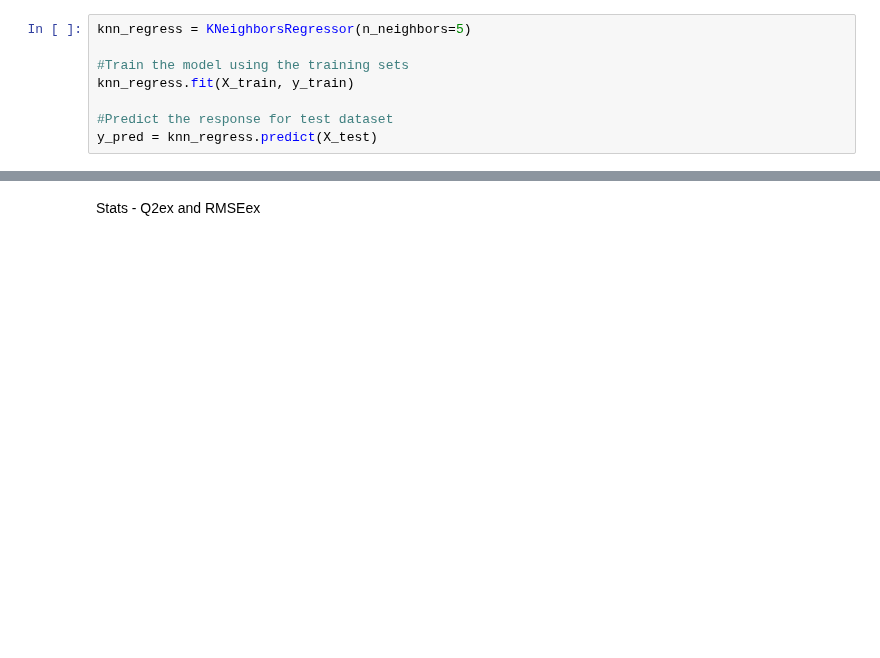
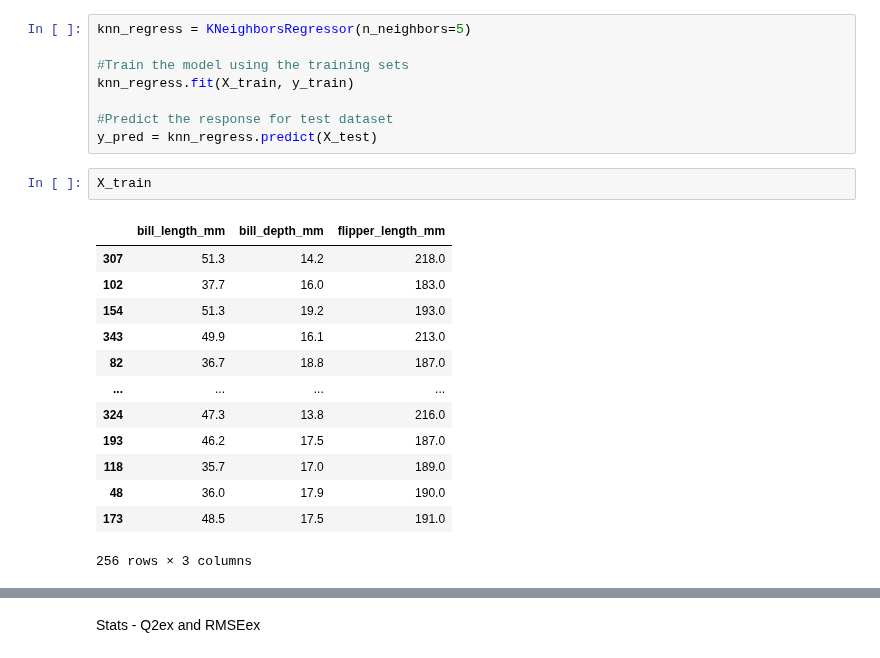
Before and after one commit to Miczel00/machine-learning, a Jupyter notebook: zaj1/main.ipynb, the cells around one changed output, grey strips where cells are left out. Drawn from its saved outputs; the diff is of its cells as text; blank space fills up the shorter version.

```diff
--- a/zaj1/main.ipynb
+++ b/zaj1/main.ipynb
@@ -916,3 +916,19 @@ knn_regress.fit(X_train, y_train)
 
 #Predict the response for test dataset
 y_pred = knn_regress.predict(X_test)
+# %%
+X_train
+# %% [output]
+|  | bill_length_mm | bill_depth_mm | flipper_length_mm |
+| 307 | 51.3 | 14.2 | 218.0 |
+| 102 | 37.7 | 16.0 | 183.0 |
+| 154 | 51.3 | 19.2 | 193.0 |
+| 343 | 49.9 | 16.1 | 213.0 |
+| 82 | 36.7 | 18.8 | 187.0 |
+| ... | ... | ... | ... |
+| 324 | 47.3 | 13.8 | 216.0 |
+| 193 | 46.2 | 17.5 | 187.0 |
+| 118 | 35.7 | 17.0 | 189.0 |
+| 48 | 36.0 | 17.9 | 190.0 |
+| 173 | 48.5 | 17.5 | 191.0 |
+256 rows × 3 columns
```
Also changed, not shown: parts of 9 cells of this notebook.
